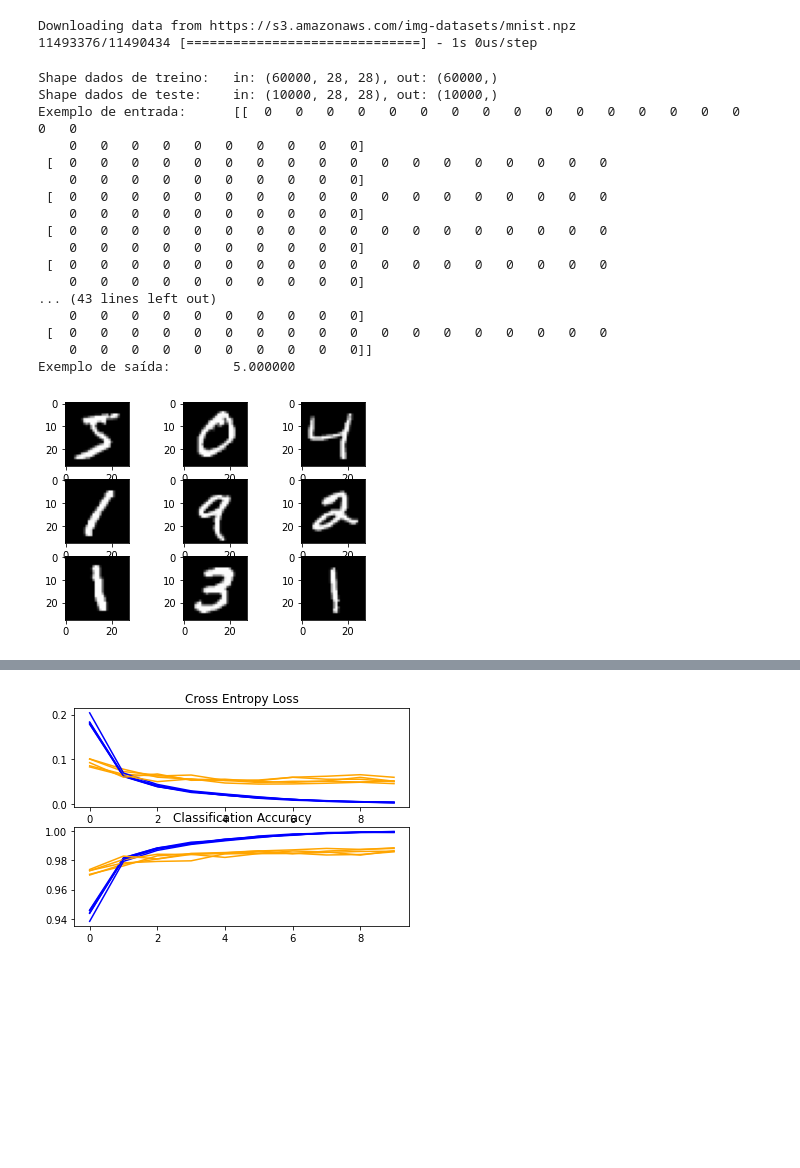
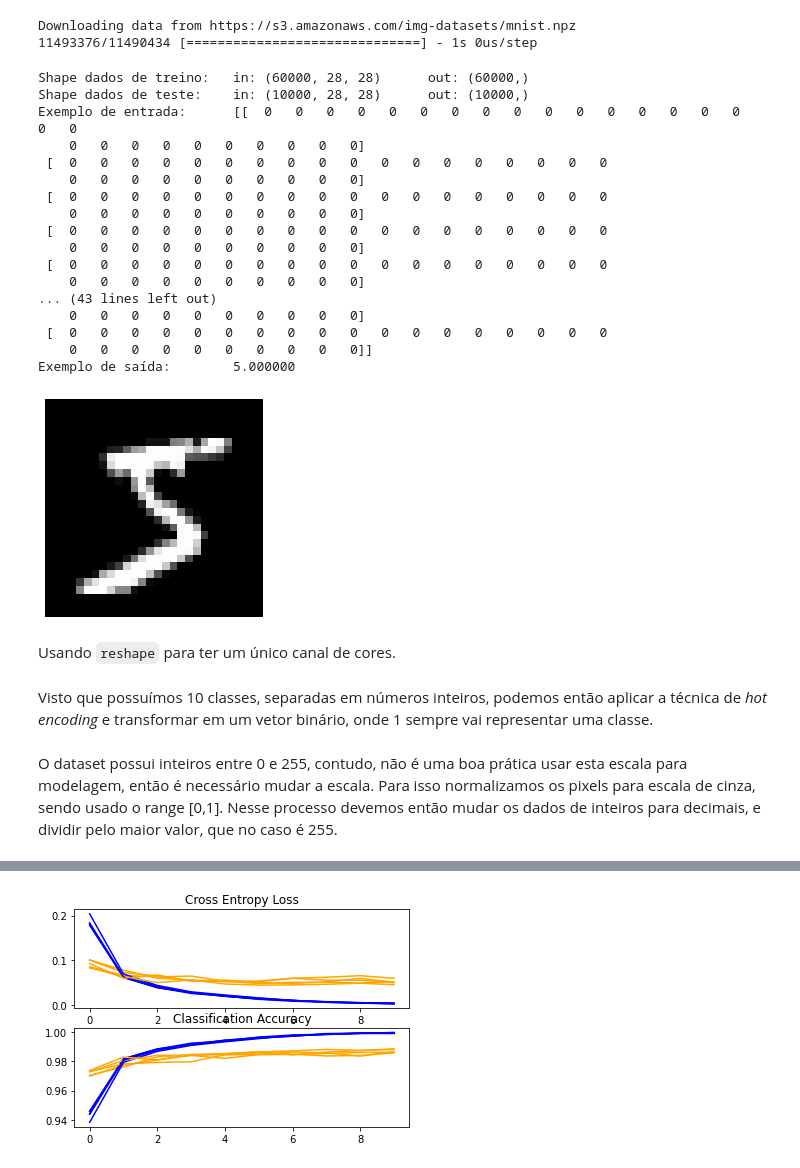
Before and after one commit to gabcastro/Unisinos-IA-Exercicios, a Jupyter notebook: aula-11/Aula_11.ipynb, the cells around one changed output, grey strips where cells are left out. Saved outputs shown, nothing was run; the diff lists cells and outputs as text; code cells hidden in the pictures; blank space fills up the shorter version.

Commit message:
Add complete resolution for exercice 2, using mnist dataset and cnn

```diff
--- a/aula-11/Aula_11.ipynb
+++ b/aula-11/Aula_11.ipynb
@@ -477,13 +484,13 @@ from keras.optimizers import SGD
 Downloading data from https://s3.amazonaws.com/img-datasets/mnist.npz
 11493376/11490434 [==============================] - 1s 0us/step
 # %%
-print('Shape dados de treino:   in: %s, out: %s'% (train_data.shape, train_targets.shape))
-print('Shape dados de teste:    in: %s, out: %s'% (test_data.shape, test_targets.shape))
+print('Shape dados de treino:   in: %s      out: %s'% (train_data.shape, train_targets.shape))
+print('Shape dados de teste:    in: %s      out: %s'% (test_data.shape, test_targets.shape))
 print('Exemplo de entrada:      %s'% (train_data[0]))
 print('Exemplo de saída:        %f'% (train_targets[0]))
 # %% [output]
-Shape dados de treino:   in: (60000, 28, 28), out: (60000,)
-Shape dados de teste:    in: (10000, 28, 28), out: (10000,)
+Shape dados de treino:   in: (60000, 28, 28)      out: (60000,)
+Shape dados de teste:    in: (10000, 28, 28)      out: (10000,)
 Exemplo de entrada:      [[  0   0   0   0   0   0   0   0   0   0   0   0   0   0   0   0   0   0
     0   0   0   0   0   0   0   0   0   0]
  [  0   0   0   0   0   0   0   0   0   0   0   0   0   0   0   0   0   0
@@ -500,16 +507,18 @@ Exemplo de entrada:      [[  0   0   0   0   0   0   0   0   0   0   0   0   0
     0   0   0   0   0   0   0   0   0   0]]
 Exemplo de saída:        5.000000
 # %%
-for i in range(9):
-	# define subplot
-	plt.subplot(330 + 1 + i)
-	# plot raw pixel data
-	plt.imshow(train_data[i], cmap=plt.get_cmap('gray'))
-# show the figure
+for i in range(2):
+	plt.axis("off")
+	plt.imshow(train_data2[i], cmap=plt.get_cmap('gray'))
+	plt.savefig('sample_' + str(i) + '.png')
 plt.show()
 # %% [output]
-[figure, old version]
+[figure, new version]
+# %% [markdown]
+Usando `reshape` para ter um único canal de cores.
 # %%
 train_data = train_data.reshape((train_data.shape[0], 28, 28, 1))
 test_data = test_data.reshape((test_data.shape[0], 28, 28, 1))
+# %% [markdown]
+Visto que possuímos 10 classes, separadas em números inteiros, podemos então aplicar a técnica de *hot encoding* e transformar em um vetor binário, onde 1 sempre vai representar uma classe.
 # %%
@@ -517,5 +525,9 @@ test_data = test_data.reshape((test_data.shape[0], 28, 28, 1))
 train_targets = to_categorical(train_targets)
 test_targets = to_categorical(test_targets)
+# %% [markdown]
+O dataset possui inteiros entre 0 e 255, contudo, não é uma boa prática usar esta escala para modelagem, então é necessário mudar a escala.
+Para isso normalizamos os pixels para escala de cinza, sendo usado o range [0,1].
+Nesse processo devemos então mudar os dados de inteiros para decimais, e dividir pelo maior valor, que no caso é 255.
 # %%
 # convert from integers to floats
 train_data = train_data.astype('float32')
```
Also changed, not shown: parts of 22 cells of this notebook, 1 other file.
